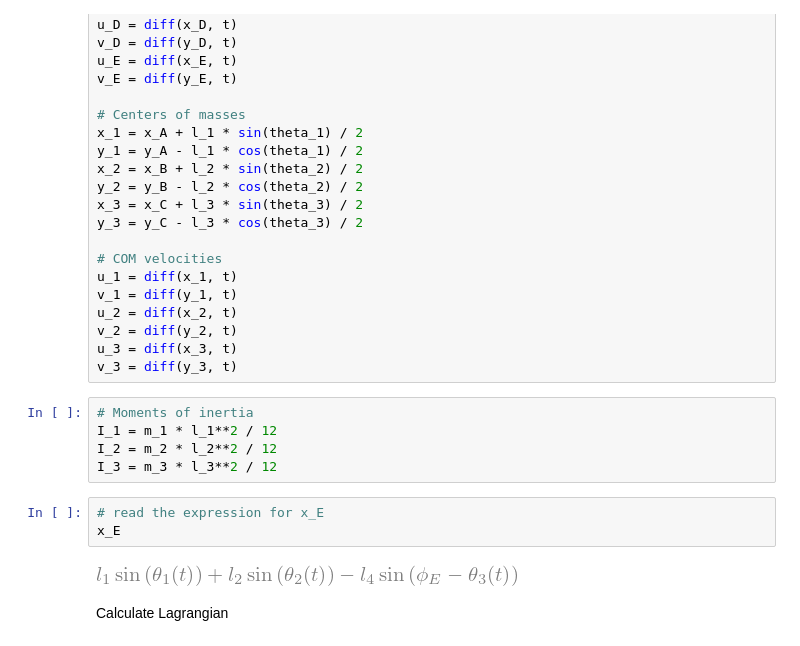
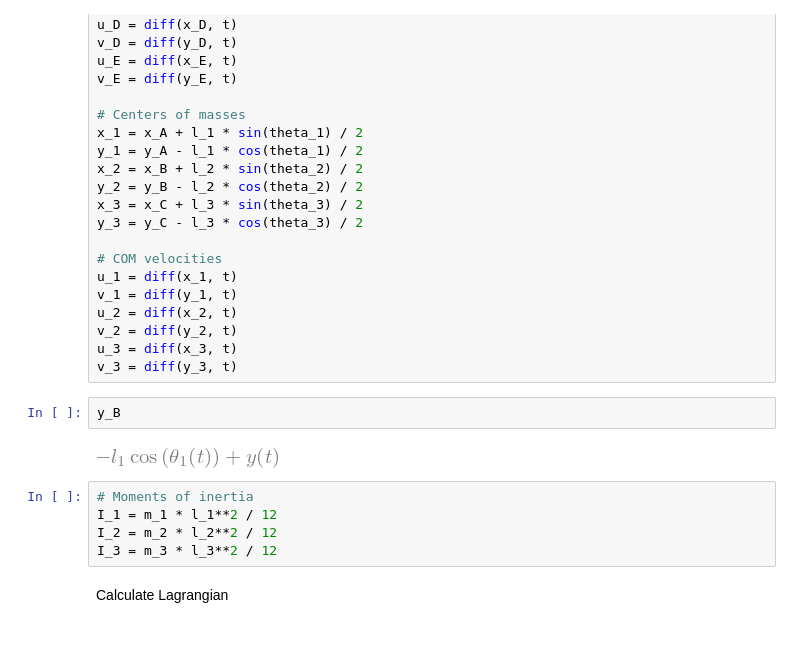
Before and after one commit to yobelabraham/ME469-Group1, a Jupyter notebook: Symbolic Computing/equations.ipynb, the cells around one changed output. Drawn from its saved outputs; the diff is of its cells as text.

```diff
--- a/Symbolic Computing/equations.ipynb
+++ b/Symbolic Computing/equations.ipynb
@@ -90,16 +93,15 @@ u_2 = diff(x_2, t)
 v_2 = diff(y_2, t)
 u_3 = diff(x_3, t)
 v_3 = diff(y_3, t)
+# %%
+y_B
+# %% [output]
+[figure, added]
 # %%
 # Moments of inertia
 I_1 = m_1 * l_1**2 / 12
 I_2 = m_2 * l_2**2 / 12
 I_3 = m_3 * l_3**2 / 12
-# %%
-# read the expression for x_E
-x_E
-# %% [output]
-[figure, removed]
 # %% [markdown]
 Calculate Lagrangian
 # %%
```
Also changed, not shown: parts of 15 cells of this notebook.
